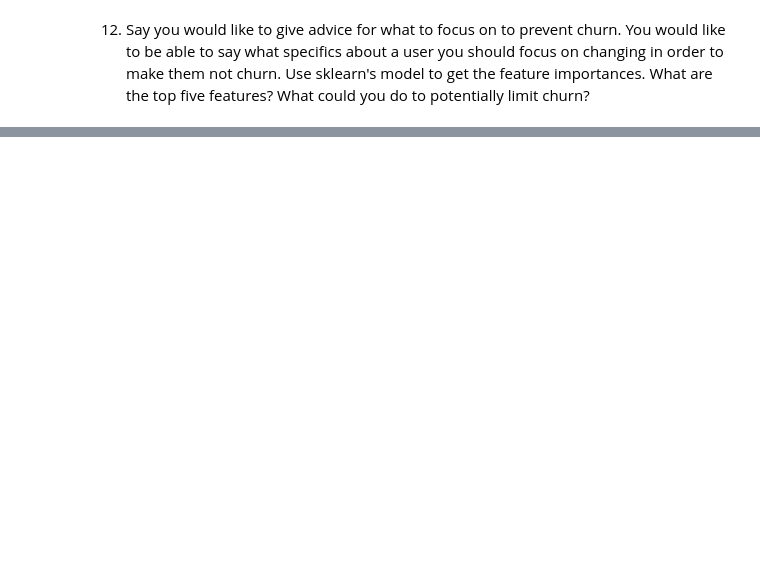
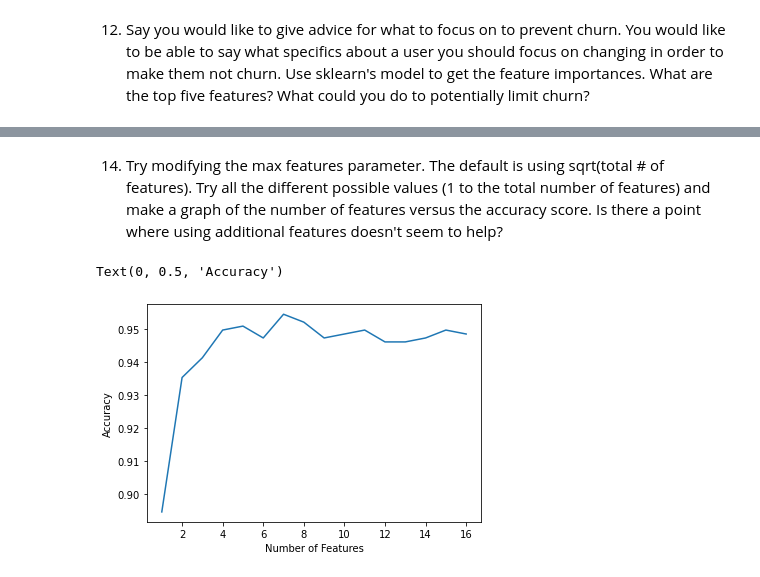
Before and after one commit to hberginc/practice-teach-Random-Forest, a Jupyter notebook: assignment/pair_assignment.ipynb, the cells around one changed output, grey strips where cells are left out. Drawn from its saved outputs; the diff is of its cells as text; code cells hidden in the pictures; blank space fills up the shorter version.

```diff
--- a/assignment/pair_assignment.ipynb
+++ b/assignment/pair_assignment.ipynb
@@ -165,0 +190,21 @@ array([0.02996815, 0.07442189, 0.02476926, 0.02609898, 0.14031814,
+# %% [markdown]
+14. Try modifying the max features parameter. The default is using sqrt(total # of features). Try all the different possible values (1 to the total number of features) and make a graph of the number of features versus the accuracy score. Is there a point where using additional features doesn't seem to help?
+# %%
+# n_estimators = range(5, 100, 5)
+accs = []
+total_features = X_train.shape[1] - 1
+
+for f in range(1, total_features+1):
+    rf = RandomForestClassifier(max_features=f, n_estimators = 25)
+    rf.fit(X_train, y_train)
+    accs.append(rf.score(X_test, y_test))
+
+fig, ax = plt.subplots()
+ax.plot(np.arange(1,total_features+1), accs)
+ax.set_xlabel("Number of Features")
+ax.set_ylabel('Accuracy')
+
+#4-5 features seems to be plenty
+# %% [output]
+Text(0, 0.5, 'Accuracy')
+[figure, added]
```
Also changed, not shown: parts of 14 cells of this notebook.
